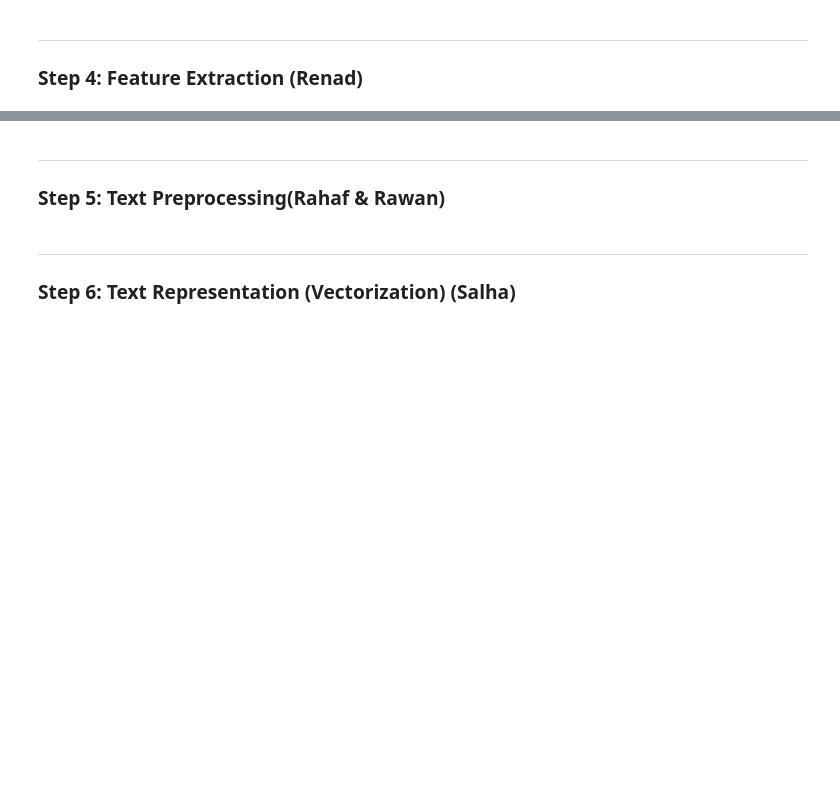
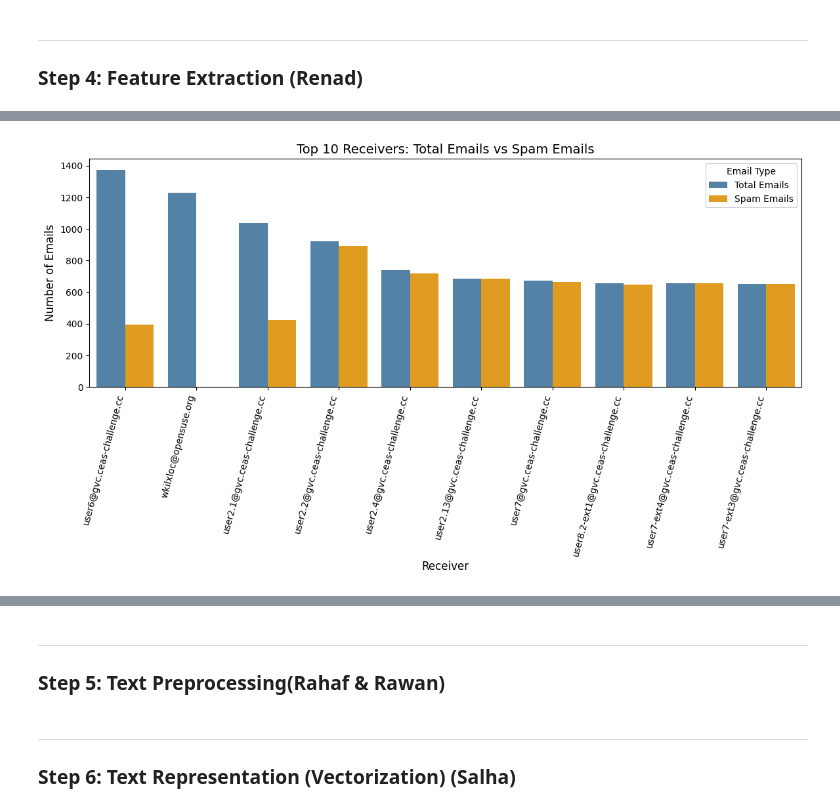
Before and after one commit to Renadyousef/SWE485-Project-Group1, a Jupyter notebook: Phase1_Data_Exploration.ipynb, the cells around one changed output, grey strips where cells are left out. Cells and saved outputs as stored; diff of their text form; code cells hidden in the pictures; blank space fills up the shorter version.

```diff
--- a/Phase1_Data_Exploration.ipynb
+++ b/Phase1_Data_Exploration.ipynb
@@ -385,0 +441,17 @@ print(f"✅ Saved cleaned dataset → {cleaned_path}")
+# %%
+# 1. Count total and spam per receiver
+receiver_stats = (
+    df.groupby('receiver')['label']
+      .agg(receiver_total_emails='count',
+           receiver_spam_count='sum') #counting if spam increments 1 and if ham its just Zero nothing changes
+      .reset_index()
+)
+
+# 2. Compute spam ratio
+receiver_stats['receiver_spam_ratio'] = (
+    receiver_stats['receiver_spam_count'] / receiver_stats['receiver_total_emails']
+)
+
+
+df = df.merge(receiver_stats, on='receiver', how='left')
+df.head()
@@ -385,0 +465,40 @@ print(f"✅ Saved cleaned dataset → {cleaned_path}")
+# %%
+import matplotlib.pyplot as plt
+import seaborn as sns
+
+# Pick top 10 receivers by total emails: they recived most emails
+top_receivers = df[['receiver', 'receiver_total_emails', 'receiver_spam_count']].drop_duplicates()
+top_receivers = top_receivers.sort_values('receiver_total_emails', ascending=False).head(10)
+
+# Melt the dataframe for seaborn
+plot_data = top_receivers.melt(
+    id_vars='receiver',
+    value_vars=['receiver_total_emails', 'receiver_spam_count'],
+    var_name='Email Type',
+    value_name='Count'
+)
+
+# Rename for clear legend
+plot_data['Email Type'] = plot_data['Email Type'].replace({
+    'receiver_total_emails': 'Total Emails',
+    'receiver_spam_count': 'Spam Emails'
+})
+
+# Plot with custom colors
+plt.figure(figsize=(14,6))
+sns.barplot(
+    data=plot_data,
+    x='receiver',
+    y='Count',
+    hue='Email Type',
+    palette={'Total Emails': 'steelblue', 'Spam Emails': 'orange'}
+)
+plt.xticks(rotation=75, ha='right')
+plt.title("Top 10 Receivers: Total Emails vs Spam Emails", fontsize=14)
+plt.xlabel("Receiver", fontsize=12)
+plt.ylabel("Number of Emails", fontsize=12)
+plt.legend(title='Email Type')
+plt.subplots_adjust(bottom=0.3)  # ensures rotated labels fit
+plt.show()
+# %% [output]
+[figure, added]
```
Also changed, not shown: parts of 14 cells of this notebook.
